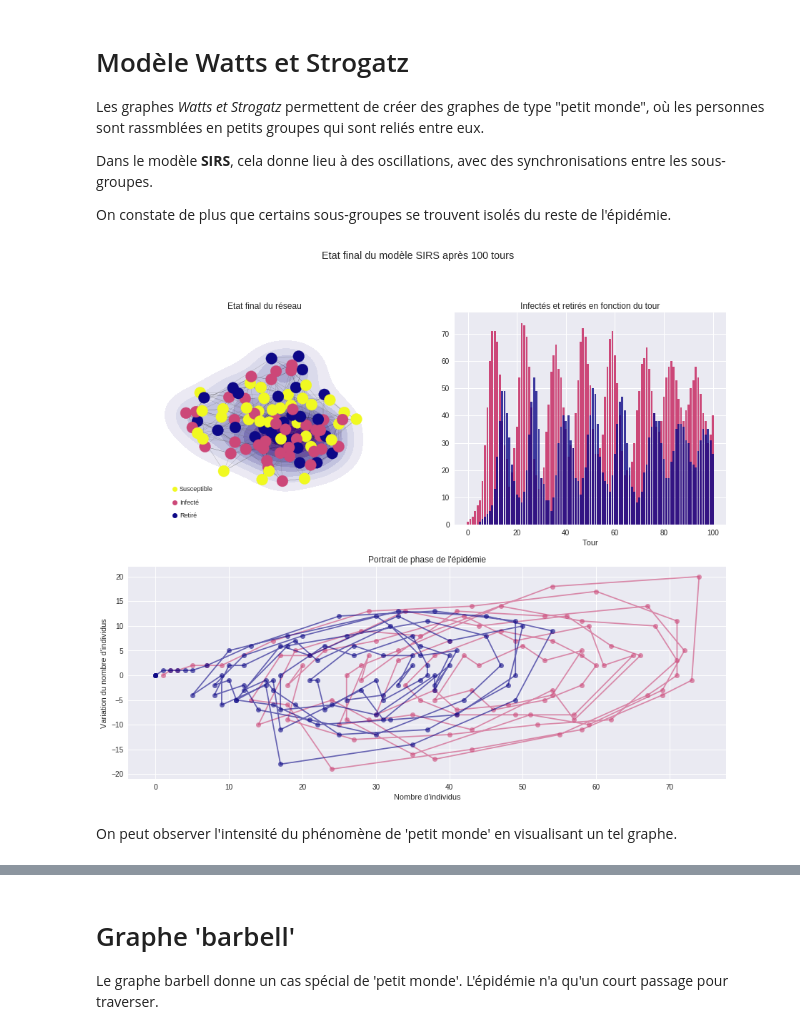
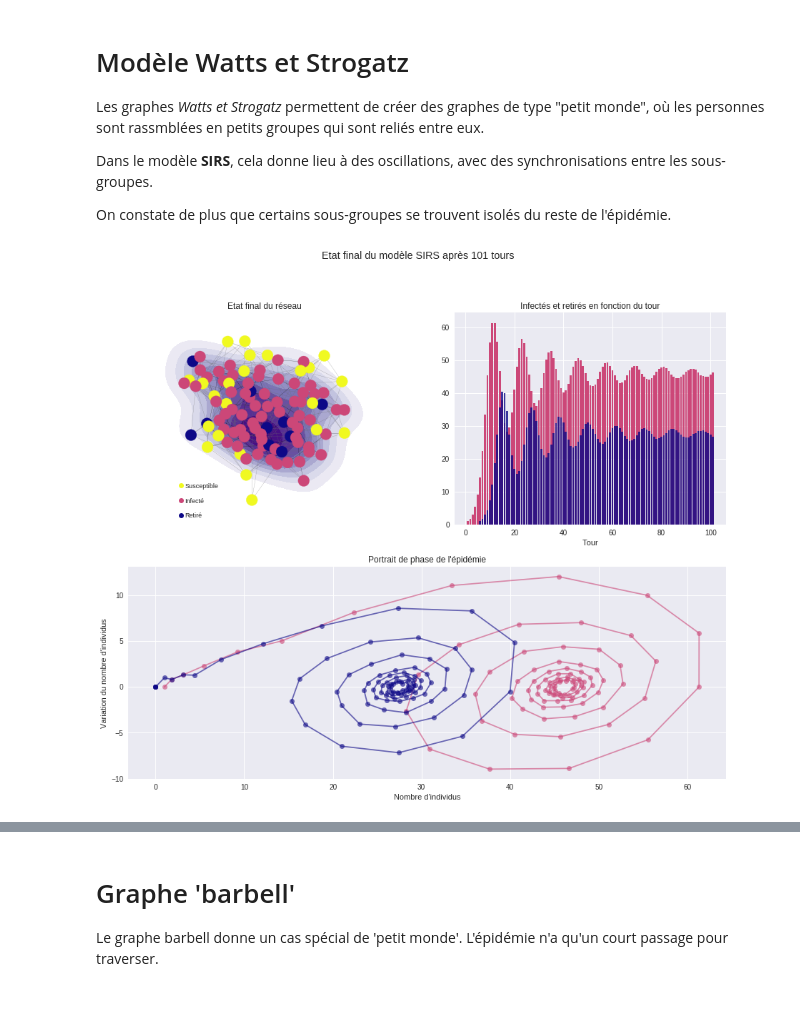
Before and after one commit to farid-fari/epidemics, a Jupyter notebook: epidemics/Exemples.ipynb, the cells around one changed output, grey strips where cells are left out. Cells and saved outputs as stored; diff of their text form; code cells hidden in the pictures; blank space fills up the shorter version.

```diff
--- a/epidemics/Exemples.ipynb
+++ b/epidemics/Exemples.ipynb
@@ -79,8 +76,8 @@ Dans le modèle **SIRS**, cela donne lieu à des oscillations, avec des synchron
 On constate de plus que certains sous-groupes se trouvent isolés du reste de l'épidémie.
 # %%
 g = nx.watts_strogatz_graph(100, 6, 0.5)
-sirs.plot(graph=g, p=0.2, turns=100)
+s = Sirs(graph=g, p=0.2)
+s.increment_avg(100)
+s.plot()
 # %% [output]
-[figure, old version]
+[figure, new version]
-# %% [markdown]
-On peut observer l'intensité du phénomène de 'petit monde' en visualisant un tel graphe.
```
Also changed, not shown: parts of 19 cells of this notebook.
